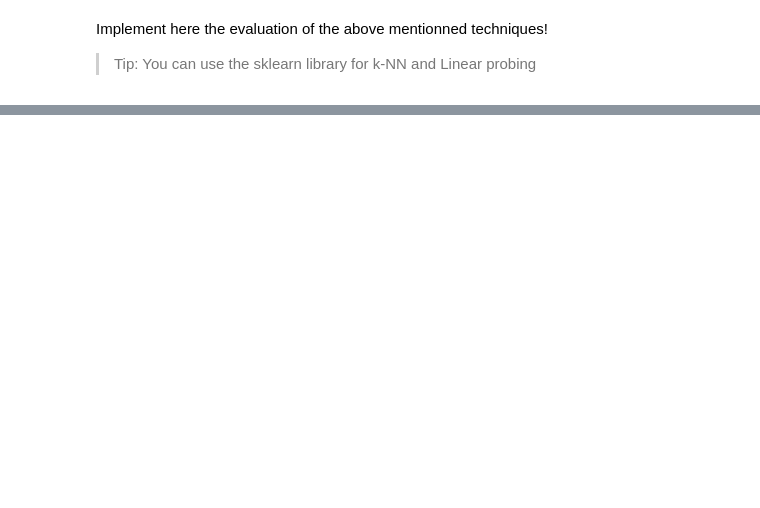
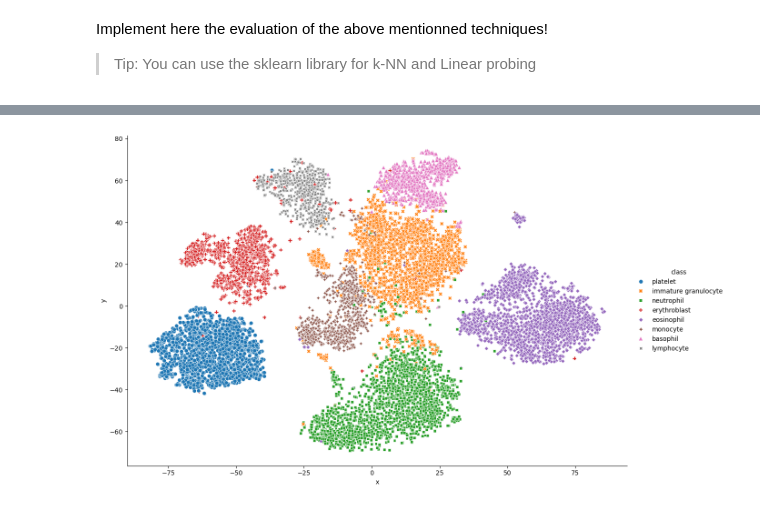
Before and after one commit to etienneguevel/heidelberg, a Jupyter notebook: notebooks/TD.ipynb, the cells around one changed output, grey strips where cells are left out. Saved outputs shown, nothing was run; the diff lists cells and outputs as text; code cells hidden in the pictures; blank space fills up the shorter version.

```diff
--- a/notebooks/TD.ipynb
+++ b/notebooks/TD.ipynb
@@ -646,0 +538,5 @@ immature granulocyte       0.97      0.95      0.96       579
+# %%
+temb, labels = get_tsne(emb_train)
+plot_embeddings(temb, labels)
+# %% [output]
+[figure, added]
```
Also changed, not shown: parts of 38 cells of this notebook, 3 other files.
